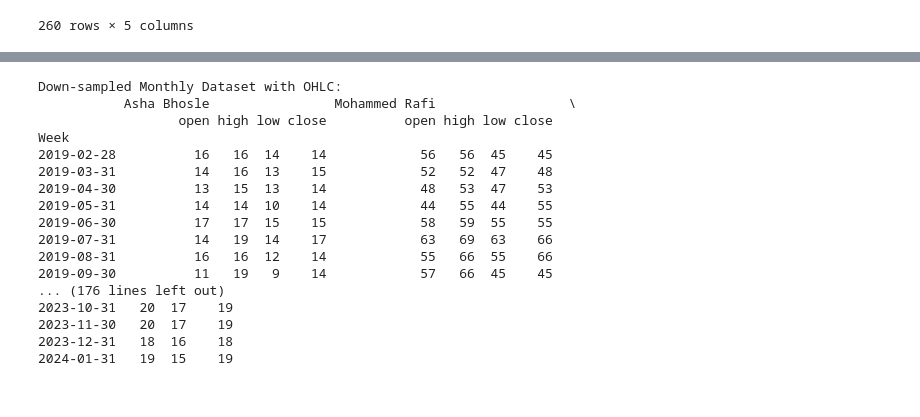
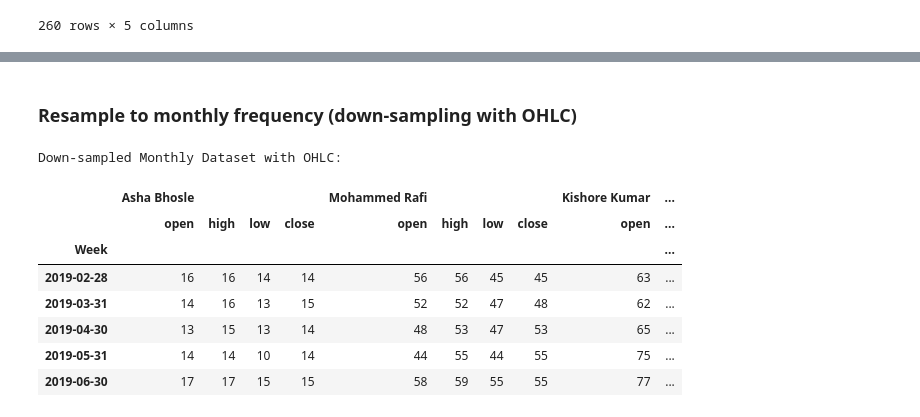
Before and after one commit to Code-forlife/Business-analytics-using-python, a Jupyter notebook: 1)Experiments/4_/BAP_Lab_4.ipynb, the cells around one changed output, grey strips where cells are left out. Cells and saved outputs as stored; diff of their text form; code cells hidden in the pictures.

```diff
--- a/1)Experiments/4_/BAP_Lab_4.ipynb
+++ b/1)Experiments/4_/BAP_Lab_4.ipynb
@@ -11,5 +132,5 @@ Index(['Week', 'Asha Bhosle', 'Mohammed Rafi', 'Kishore Kumar', 'Kumar Sanu',
 # %%
-df["Week"] = pd.to_datetime(df["Week"])
+df["Week"] = pd.to_datetime(df["Week"], format="%m/%d/%y")
 df.set_index("Week", inplace=True)
 
 print("Original Dataset:")
@@ -57,25 +177,18 @@ Week
+# %% [markdown]
+### Resample to monthly frequency (down-sampling with OHLC)
 # %%
-# Resample to monthly frequency (down-sampling with OHLC)
-monthly_data = df.resample('M').ohlc()
+monthly_data = df.resample('ME').ohlc()
 
 # Display the down-sampled monthly dataset
 print("\nDown-sampled Monthly Dataset with OHLC:")
-print(monthly_data)
+monthly_data.head()
 # %% [output]
 Down-sampled Monthly Dataset with OHLC:
-           Asha Bhosle                Mohammed Rafi                 \
-                  open high low close          open high low close
-Week
-2019-02-28          16   16  14    14            56   56  45    45
-2019-03-31          14   16  13    15            52   52  47    48
-2019-04-30          13   15  13    14            48   53  47    53
-2019-05-31          14   14  10    14            44   55  44    55
-2019-06-30          17   17  15    15            58   59  55    55
-2019-07-31          14   19  14    17            63   69  63    66
-2019-08-31          16   16  12    14            55   66  55    66
-2019-09-30          11   19   9    14            57   66  45    45
-... (176 lines left out)
-2023-10-31   20  17    19
-2023-11-30   20  17    19
-2023-12-31   18  16    18
-2024-01-31   19  15    19
+|  | Asha Bhosle |  |  |  | Mohammed Rafi |  |  |  | Kishore Kumar | ... |
+|  | open | high | low | close | open | high | low | close | open | ... |
+| Week |  |  |  |  |  |  |  |  |  | ... |
+| 2019-02-28 | 16 | 16 | 14 | 14 | 56 | 56 | 45 | 45 | 63 | ... |
+| 2019-03-31 | 14 | 16 | 13 | 15 | 52 | 52 | 47 | 48 | 62 | ... |
+| 2019-04-30 | 13 | 15 | 13 | 14 | 48 | 53 | 47 | 53 | 65 | ... |
+| 2019-05-31 | 14 | 14 | 10 | 14 | 44 | 55 | 44 | 55 | 75 | ... |
+| 2019-06-30 | 17 | 17 | 15 | 15 | 58 | 59 | 55 | 55 | 77 | ... |
```
Also changed, not shown: parts of 19 cells of this notebook, 4 other files.
